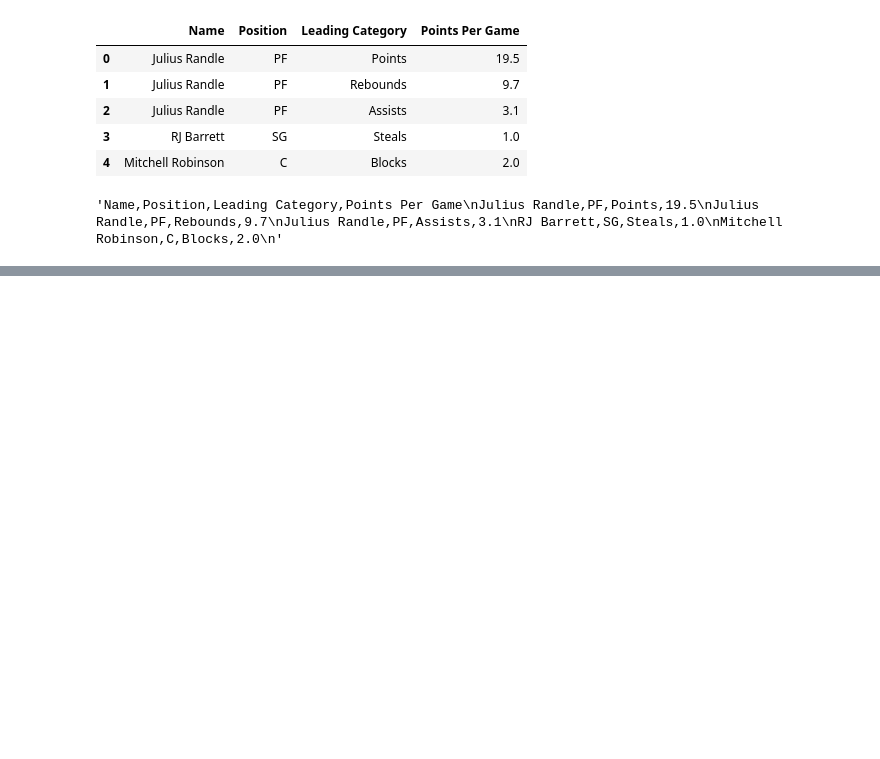
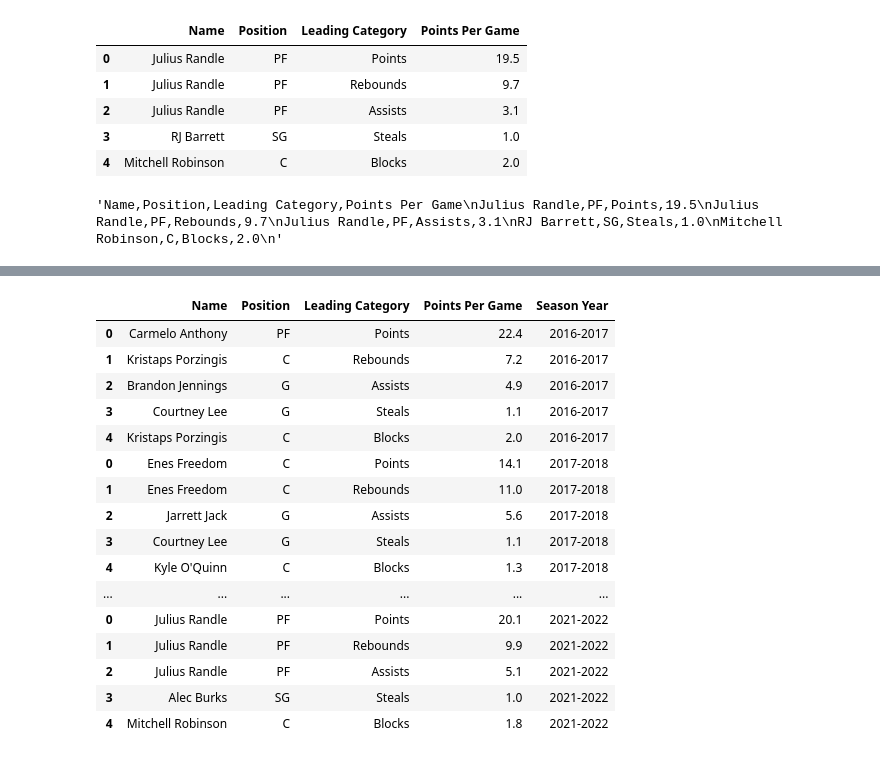
Before and after one commit to unitxero/CIS3120, a Jupyter notebook: Group Project/kevin_group_project_espn_webscrape.ipynb, the cells around one changed output, grey strips where cells are left out. Cells and saved outputs as stored; diff of their text form; code cells hidden in the pictures; blank space fills up the shorter version.

Commit message:
Added pandas data frame, took webscraped information from ESPN website, got data from 2016 to 2018 season. Created final Dataframe, added season years to each dataframe.

```diff
--- a/Group Project/kevin_group_project_espn_webscrape.ipynb
+++ b/Group Project/kevin_group_project_espn_webscrape.ipynb
@@ -208,0 +448,3 @@ df_2019_20.to_csv(index=False)
+# %%
+df_2018_19.insert(4, "Season Year", "2018-2019")
+df_2018_19
@@ -208,0 +458,3 @@ df_2019_20.to_csv(index=False)
+# %%
+df_2019_20.insert(4, "Season Year", "2019-2020")
+df_2019_20
@@ -208,0 +468,3 @@ df_2019_20.to_csv(index=False)
+# %%
+df_2020_21.insert(4, "Season Year", "2020-2021")
+df_2020_21
@@ -208,0 +478,2 @@ df_2019_20.to_csv(index=False)
+# %%
+df_2021_22.insert(4, "Season Year", "2021-2022")
@@ -208,0 +489,23 @@ df_2019_20.to_csv(index=False)
+# %%
+# final data frame with all scaped information starting from 2016-17 season to 2021-22 season
+
+final_df = pd.concat([df_2016_17,df_2017_18,df_2018_19,df_2019_20,df_2020_21,df_2021_22])
+final_df
+# %% [output]
+|  | Name | Position | Leading Category | Points Per Game | Season Year |
+| 0 | Carmelo Anthony | PF | Points | 22.4 | 2016-2017 |
+| 1 | Kristaps Porzingis | C | Rebounds | 7.2 | 2016-2017 |
+| 2 | Brandon Jennings | G | Assists | 4.9 | 2016-2017 |
+| 3 | Courtney Lee | G | Steals | 1.1 | 2016-2017 |
+| 4 | Kristaps Porzingis | C | Blocks | 2.0 | 2016-2017 |
+| 0 | Enes Freedom | C | Points | 14.1 | 2017-2018 |
+| 1 | Enes Freedom | C | Rebounds | 11.0 | 2017-2018 |
+| 2 | Jarrett Jack | G | Assists | 5.6 | 2017-2018 |
+| 3 | Courtney Lee | G | Steals | 1.1 | 2017-2018 |
+| 4 | Kyle O'Quinn | C | Blocks | 1.3 | 2017-2018 |
+| ... | ... | ... | ... | ... | ... |
+| 0 | Julius Randle | PF | Points | 20.1 | 2021-2022 |
+| 1 | Julius Randle | PF | Rebounds | 9.9 | 2021-2022 |
+| 2 | Julius Randle | PF | Assists | 5.1 | 2021-2022 |
+| 3 | Alec Burks | SG | Steals | 1.0 | 2021-2022 |
+| 4 | Mitchell Robinson | C | Blocks | 1.8 | 2021-2022 |
```
Also changed, not shown: parts of 10 cells of this notebook.
